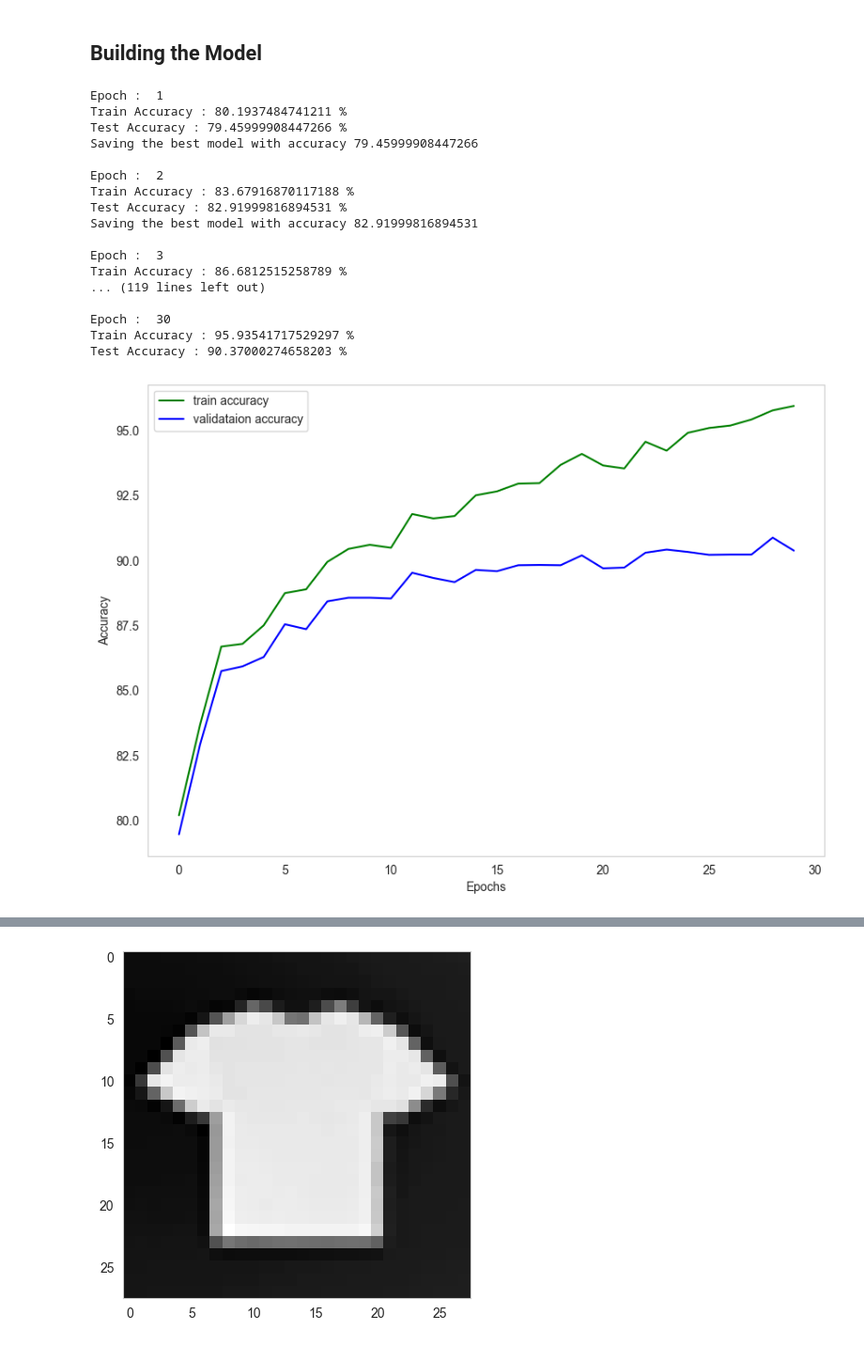
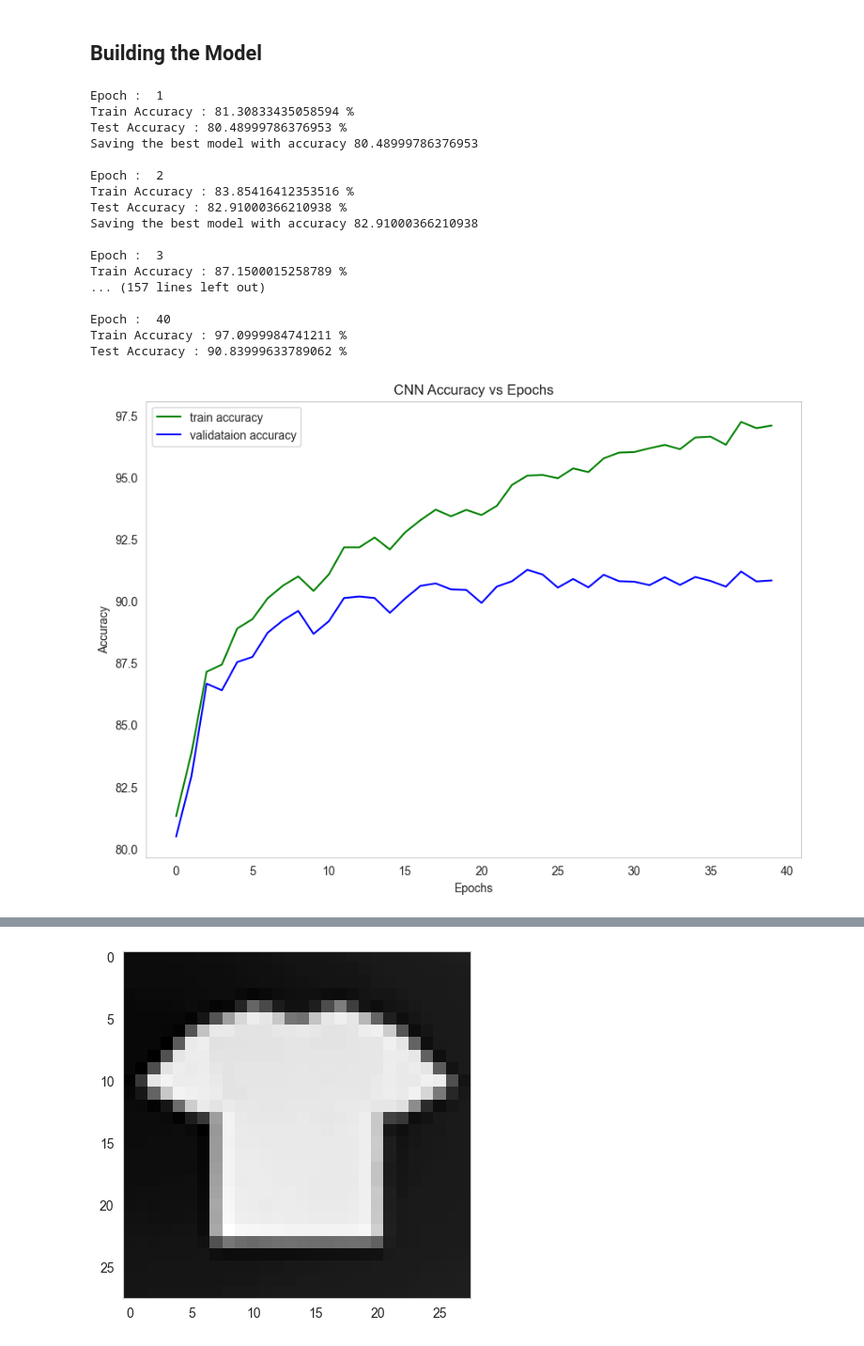
Before and after one commit to ParimiHarsha/FashionMNIST-Classification, a Jupyter notebook: FashionMNIST_classification.ipynb, the cells around one changed output, grey strips where cells are left out. Shown at 94% size. Drawn from its saved outputs; the diff is of its cells as text; code cells hidden in the pictures.

```diff
--- a/FashionMNIST_classification.ipynb
+++ b/FashionMNIST_classification.ipynb
@@ -788,38 +788,39 @@ def train(
     plt.plot(test_accuracies, color="blue", linestyle="-", label="validataion accuracy")
     plt.xlabel("Epochs")
     plt.ylabel("Accuracy")
+    plt.title("CNN Accuracy vs Epochs")
     plt.legend()
 
     return best_model
 # %%
 # training the model and saving the best model
-timestamp = datetime.now()
+date = datetime.now().date()
 
 model = CNN()
 learning_rate = 1e-3
 
-lenet_model = train(model=model, epochs=30, learning_rate=learning_rate)
-model_path = "./saved_models/best_model_{}.pth".format(timestamp)
-torch.save(lenet_model, model_path)
+trained_model = train(model=model, epochs=40, learning_rate=learning_rate)
+model_path = "./saved_models/best_model_{}.pth".format(date)
+torch.save(trained_model, model_path)
 # %% [output]
 Epoch :  1
-Train Accuracy : 80.1937484741211 %
-Test Accuracy : 79.45999908447266 %
-Saving the best model with accuracy 79.45999908447266
+Train Accuracy : 81.30833435058594 %
+Test Accuracy : 80.48999786376953 %
+Saving the best model with accuracy 80.48999786376953
 
 Epoch :  2
-Train Accuracy : 83.67916870117188 %
-Test Accuracy : 82.91999816894531 %
-Saving the best model with accuracy 82.91999816894531
+Train Accuracy : 83.85416412353516 %
+Test Accuracy : 82.91000366210938 %
+Saving the best model with accuracy 82.91000366210938
 
 Epoch :  3
-Train Accuracy : 86.6812515258789 %
-... (119 lines left out)
+Train Accuracy : 87.1500015258789 %
+... (157 lines left out)
 
-Epoch :  30
-Train Accuracy : 95.93541717529297 %
-Test Accuracy : 90.37000274658203 %
+Epoch :  40
+Train Accuracy : 97.0999984741211 %
+Test Accuracy : 90.83999633789062 %
-[figure, old version]
+[figure, new version]
 # %%
 def predict_dataloader(model, data):
     y_pred = []
```
Also changed, not shown: parts of 4 cells of this notebook, 2 other files.
